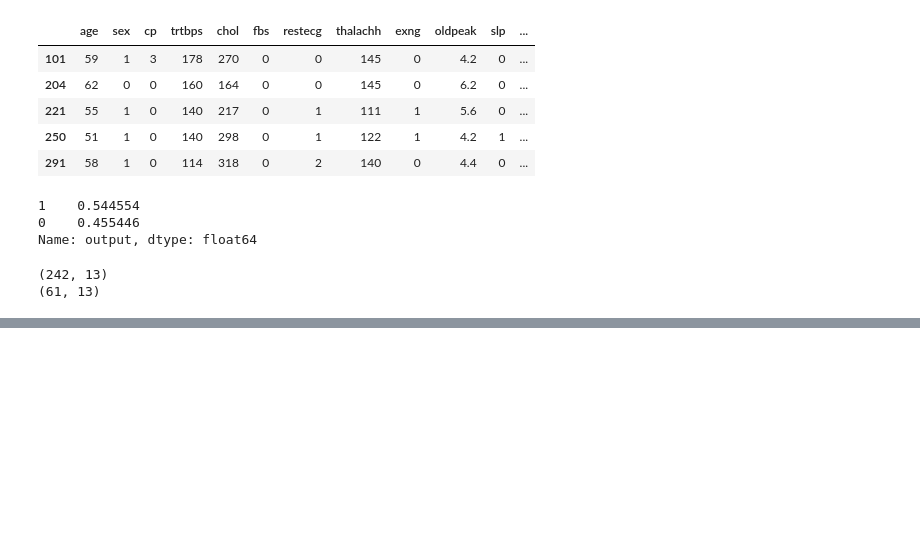
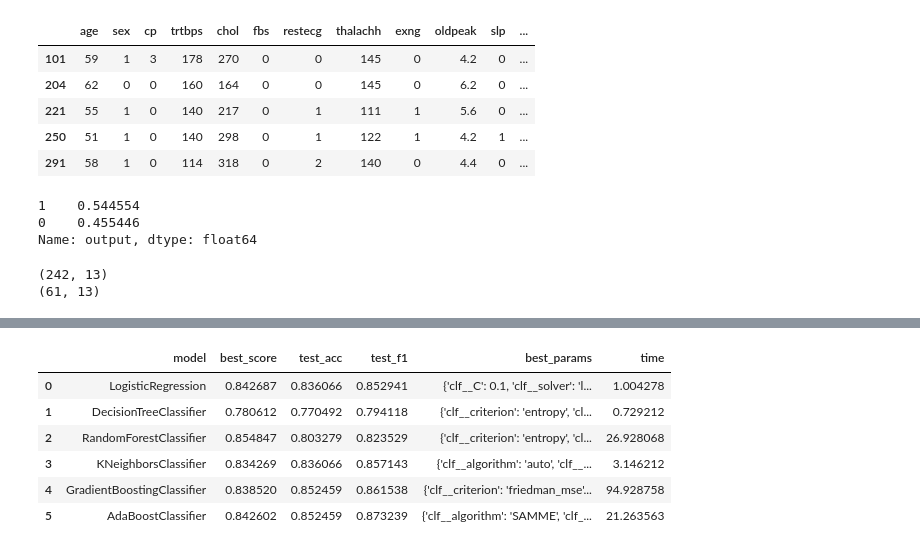
Before and after one commit to nabanitarimpi/heart-attack-prediction, a Jupyter notebook: heart_attack_pred.ipynb, the cells around one changed output, grey strips where cells are left out. Cells and saved outputs as stored; diff of their text form; code cells hidden in the pictures; blank space fills up the shorter version.

Commit message:
model scanning

```diff
--- a/heart_attack_pred.ipynb
+++ b/heart_attack_pred.ipynb
@@ -179,7 +179,7 @@ y.value_counts(normalize=True)
 0    0.455446
 Name: output, dtype: float64
 # %%
-X_train, X_test, y_train, y_test = train_test_split(X,y,test_size=0.2)
+X_train, X_test, y_train, y_test = train_test_split(X,y,test_size=0.2,stratify=y)
 # %%
 print(X_train.shape)
 print(X_test.shape)
@@ -236,5 +251,5 @@ array([0.1, 0.6, 1.1, 1.6, 2.1, 2.6, 3.1, 3.6, 4.1, 4.6])
 # %%
-model = [LogisticRegression(), DecisionTreeClassifier(), RandomForestClassifier(), KNeighborsClassifier(),
+model_list = [LogisticRegression(), DecisionTreeClassifier(), RandomForestClassifier(), KNeighborsClassifier(),
         GradientBoostingClassifier(), AdaBoostClassifier()]
 
 lr_dict = {'clf__C' : np.arange(0.1,6,0.5),
@@ -244,31 +259,55 @@ dt_dict = {'clf__criterion' : ['gini', 'entropy'],
            'clf__max_features' : ['sqrt','log2'],
            'clf__max_depth' : np.arange(10,60,10)}
 
-rf_dict = {'clf__n_etsimators': np.arange(20,100,20),
+rf_dict = {'clf__n_estimators': np.arange(20,100,20),
            'clf__criterion' : ['gini', 'entropy'],
            'clf__max_features' : ['sqrt','log2'],
            'clf__max_depth' : np.arange(10,60,10)}
 
-knn_dict = {'clf_n_neighbors': np.arange(5,30,5),
+knn_dict = {'clf__n_neighbors': np.arange(5,30,5),
             'clf__weights' : ['uniform','distance'],
             'clf__algorithm' : ['auto','ball_tree','kd_tree','brute'],
             'clf__metric' : ['minkowski','euclidean']}
 
 gb_dict = {'clf__loss' : ['deviance','exponential'],
            'clf__learning_rate': np.arange(0.1,5,0.5),
-           'clf__n_etsimators': np.arange(20,100,20),
+           'clf__n_estimators': np.arange(20,100,20),
            'clf__criterion' : ['friedman_mse','mse','mae'],
            'clf__max_features' : ['sqrt','log2']}
 
 ada_dict = {
            'clf__learning_rate': np.arange(0.1,5,0.5),
-           'clf__n_etsimators': np.arange(20,100,20),
+           'clf__n_estimators': np.arange(20,100,20),
            'clf__algorithm' : ['SAMME','SAMME.R']}
 
 param_list = [lr_dict, dt_dict, rf_dict, knn_dict, gb_dict, ada_dict]
 # %%
-for model, param_dict in zip(model,param_list):
-    print("building model : {}\n".format(model))
+scan_list = []
+pred_list = []
+
+for model, param_dict in zip(model_list,param_list):
+    print("building model : {}\n".format(str(model)[:-2]))
     pipeline = build_pipeline(model)
+    start_time = time.time()
     grid_cv = scan_model(pipeline,param_dict,X_train,y_train)
     print("\n model fitted!")
+    elapsed_time = time.time() - start_time
+    acc_test,f1_test,tn,fp,fn,tp = eval_model(grid_cv,X_test,y_test)
+
+    scan_list.append({
+              'model': str(model)[:-2],
+              'best_score': grid_cv.best_score_,
+              'test_acc': acc_test,
+              'test_f1': f1_test,
+              'best_params':grid_cv.best_params_,
+              'time':elapsed_time
+    })
+
+
+    pred_list.append({
+              'model': str(model)[:-2],
+              'true_neg':tn,
+              'false_pos':fp,
+              'false_neg':fn,
+              'true_pos':tp
+    })
@@ -274,0 +332,13 @@ for model, param_dict in zip(model,param_list):
+# %%
+scan_df = pd.DataFrame(scan_list)
+pred_df = pd.DataFrame(pred_list)
+# %%
+scan_df
+# %% [output]
+|  | model | best_score | test_acc | test_f1 | best_params | time |
+| 0 | LogisticRegression | 0.842687 | 0.836066 | 0.852941 | {'clf__C': 0.1, 'clf__solver': 'l... | 1.004278 |
+| 1 | DecisionTreeClassifier | 0.780612 | 0.770492 | 0.794118 | {'clf__criterion': 'entropy', 'cl... | 0.729212 |
+| 2 | RandomForestClassifier | 0.854847 | 0.803279 | 0.823529 | {'clf__criterion': 'entropy', 'cl... | 26.928068 |
+| 3 | KNeighborsClassifier | 0.834269 | 0.836066 | 0.857143 | {'clf__algorithm': 'auto', 'clf__... | 3.146212 |
+| 4 | GradientBoostingClassifier | 0.838520 | 0.852459 | 0.861538 | {'clf__criterion': 'friedman_mse'... | 94.928758 |
+| 5 | AdaBoostClassifier | 0.842602 | 0.852459 | 0.873239 | {'clf__algorithm': 'SAMME', 'clf_... | 21.263563 |
```
Also changed, not shown: parts of 8 cells of this notebook.
